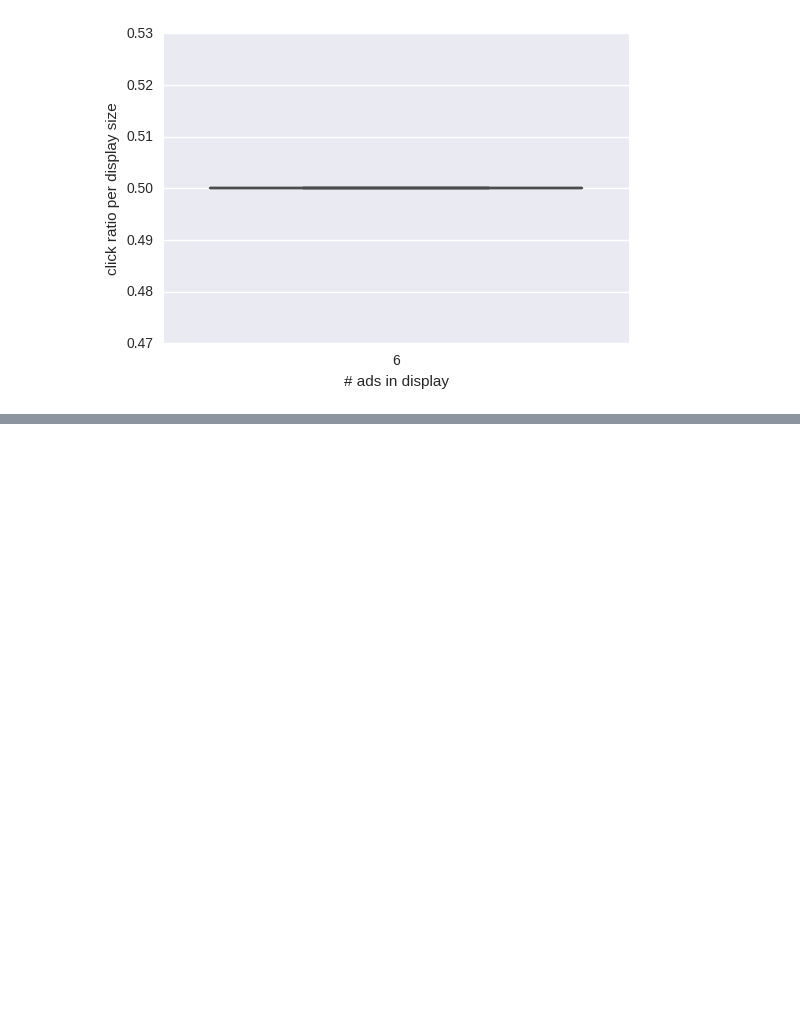
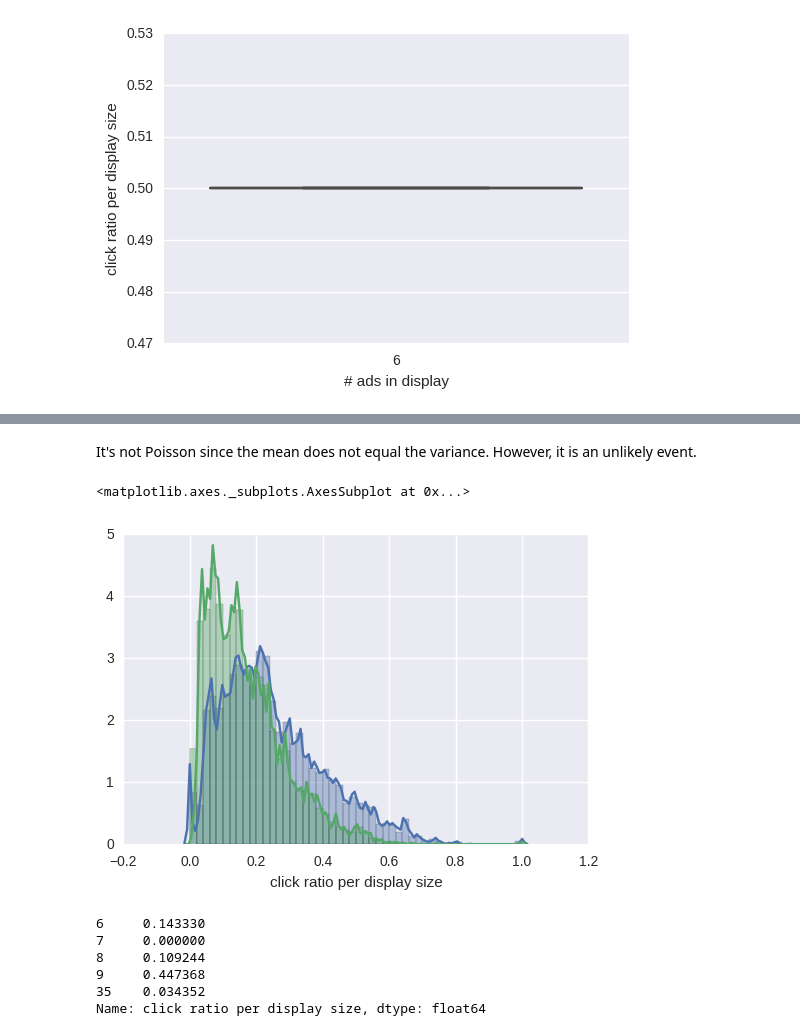
Before and after one commit to jason9263/kaggle_outbrain, a Jupyter notebook: EDA #2.ipynb, the cells around one changed output, grey strips where cells are left out. Cells and saved outputs as stored; diff of their text form; code cells hidden in the pictures; blank space fills up the shorter version.

```diff
--- a/EDA #2.ipynb
+++ b/EDA #2.ipynb
@@ -119,0 +210,17 @@ sns.boxplot(x="# ads in display", y="click ratio per display size", data=dfTrain
+# %% [markdown]
+It's not Poisson since the mean does not equal the variance. However, it is an unlikely event.
+# %%
+ax1 = sns.distplot(treatment3)
+sns.distplot(treatment5, ax=ax1)
+# %% [output]
+<matplotlib.axes._subplots.AxesSubplot at 0x...>
+[figure, added]
+# %%
+treatment3.head()
+# %% [output]
+6     0.143330
+7     0.000000
+8     0.109244
+9     0.447368
+35    0.034352
+Name: click ratio per display size, dtype: float64
```
Also changed, not shown: parts of 21 cells of this notebook.
